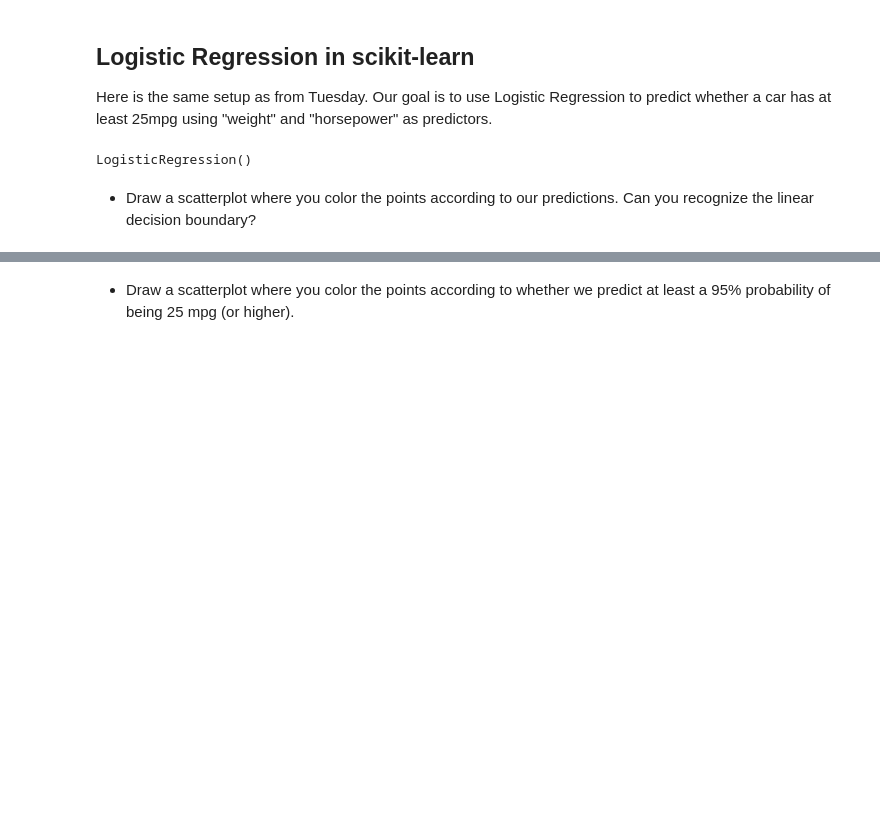
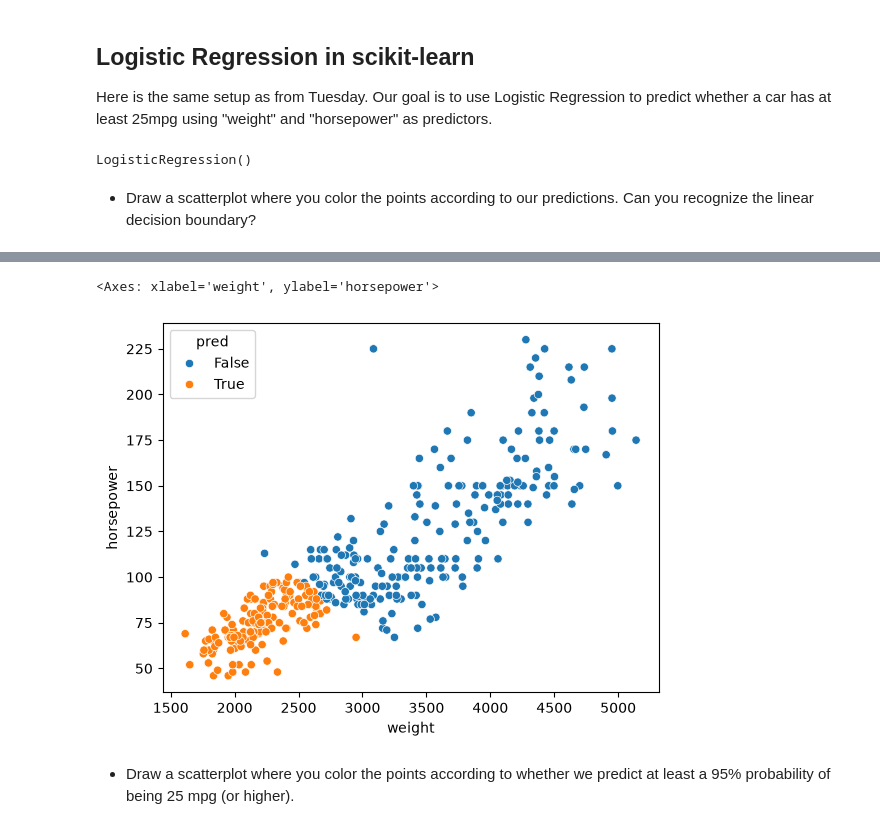
Before and after one commit to ChristopherDavisUCI/AISCI210-Unit1-ML, a Jupyter notebook: Week4-Thursday.ipynb, the cells around one changed output, grey strips where cells are left out. Cells and saved outputs as stored; diff of their text form; code cells hidden in the pictures; blank space fills up the shorter version.

```diff
--- a/Week4-Thursday.ipynb
+++ b/Week4-Thursday.ipynb
@@ -28,2 +39,15 @@ LogisticRegression()
+# %%
+df["pred"] = clf.predict(df[["weight", "horsepower"]])
+# %%
+# predicted values
+sns.scatterplot(
+    x="weight",
+    y="horsepower",
+    hue="pred",
+    data=df
+)
+# %% [output]
+<Axes: xlabel='weight', ylabel='horsepower'>
+[figure, added]
 # %% [markdown]
 * Draw a scatterplot where you color the points according to whether we predict at least a 95% probability of being 25 mpg (or higher).
```
Also changed, not shown: parts of 33 cells of this notebook.
